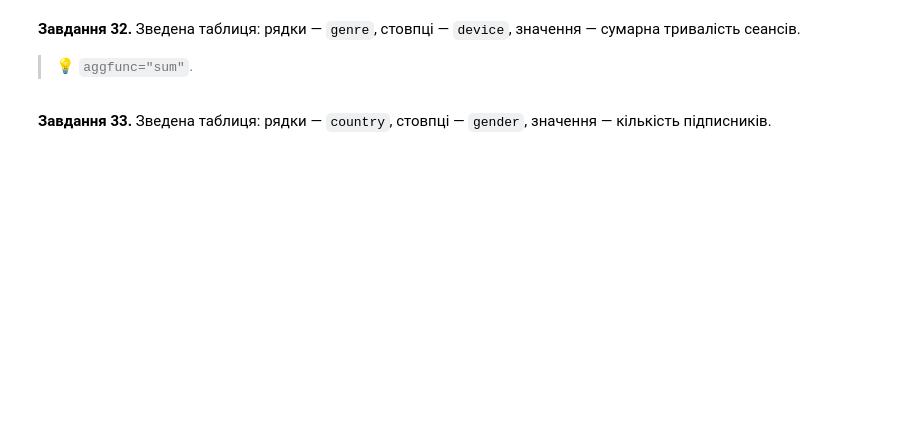
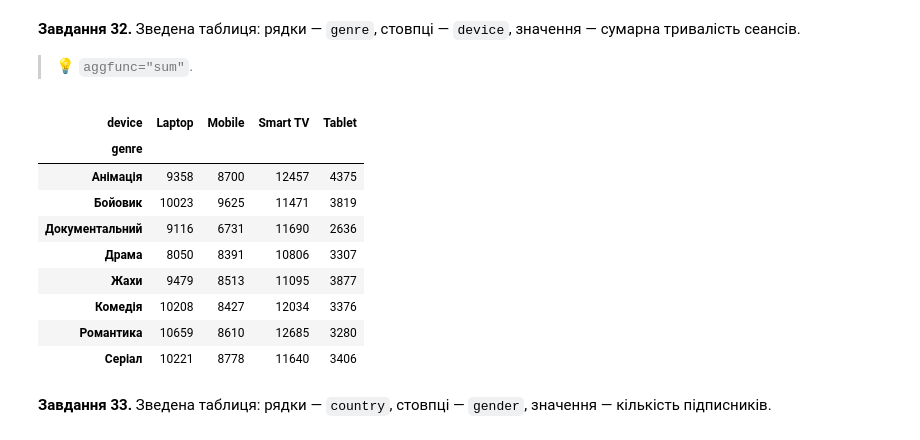
Before and after one commit to Wilson1994/DTA-2026, a Jupyter notebook: homework/pandas_viz_practice.ipynb, the cells around one changed output. Cells and saved outputs as stored; diff of their text form; code cells hidden in the pictures; blank space fills up the shorter version.

```diff
--- a/homework/pandas_viz_practice.ipynb
+++ b/homework/pandas_viz_practice.ipynb
@@ -616,2 +633,23 @@ pd.pivot_table(
+# %%
+# Завдання 32:
+
+pd.pivot_table(
+    sess,
+    index="genre",
+    columns="device",
+    values="duration_min",
+    aggfunc="sum"
+)
+# %% [output]
+| device | Laptop | Mobile | Smart TV | Tablet |
+| genre |  |  |  |  |
+| Анімація | 9358 | 8700 | 12457 | 4375 |
+| Бойовик | 10023 | 9625 | 11471 | 3819 |
+| Документальний | 9116 | 6731 | 11690 | 2636 |
+| Драма | 8050 | 8391 | 10806 | 3307 |
+| Жахи | 9479 | 8513 | 11095 | 3877 |
+| Комедія | 10208 | 8427 | 12034 | 3376 |
+| Романтика | 10659 | 8610 | 12685 | 3280 |
+| Серіал | 10221 | 8778 | 11640 | 3406 |
 # %% [markdown]
 **Завдання 33.** Зведена таблиця: рядки — `country`, стовпці — `gender`, значення — кількість підписників.
```
Also changed, not shown: parts of 15 cells of this notebook.
